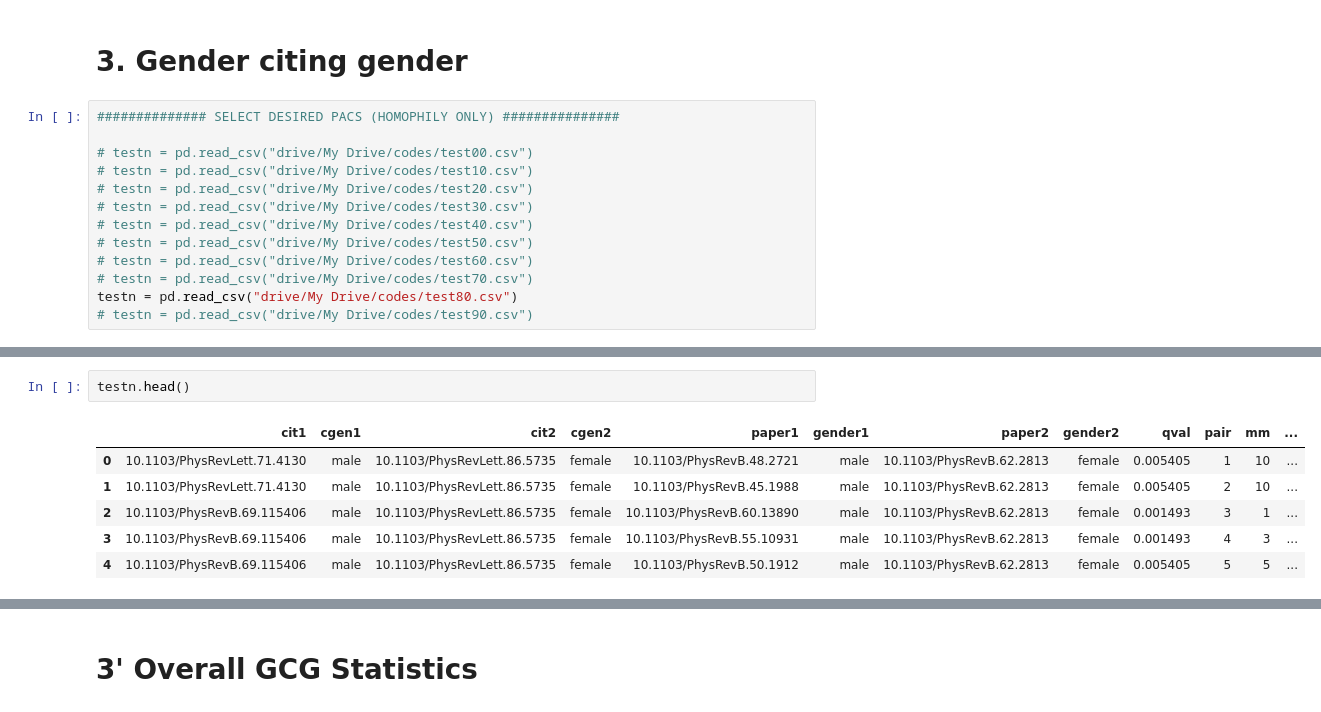
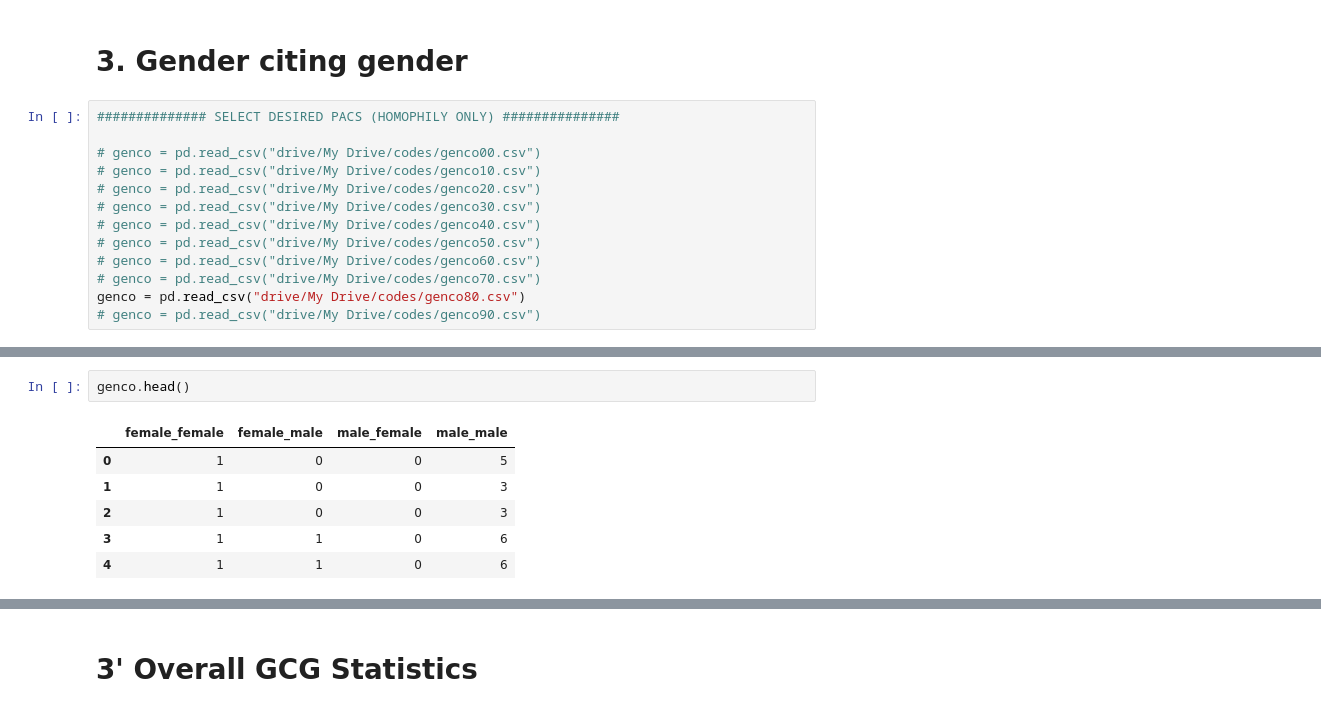
Before and after one commit to therobinkay/gender_bias_2021, a Jupyter notebook: Journal_Analysis_2_(GitHub).ipynb, the cells around one changed output, grey strips where cells are left out. Saved outputs shown, nothing was run; the diff lists cells and outputs as text.

```diff
--- a/Journal_Analysis_2_(GitHub).ipynb
+++ b/Journal_Analysis_2_(GitHub).ipynb
@@ -481,13 +334,13 @@ test.to_csv(r'drive/My Drive/codes/test80.csv',index=False)
 # %%
 ############## SELECT DESIRED PACS (HOMOPHILY ONLY) ###############
 
-# testn = pd.read_csv("drive/My Drive/codes/test00.csv")
-# testn = pd.read_csv("drive/My Drive/codes/test10.csv")
-# testn = pd.read_csv("drive/My Drive/codes/test20.csv")
-# testn = pd.read_csv("drive/My Drive/codes/test30.csv")
-# testn = pd.read_csv("drive/My Drive/codes/test40.csv")
-# testn = pd.read_csv("drive/My Drive/codes/test50.csv")
-# testn = pd.read_csv("drive/My Drive/codes/test60.csv")
-# testn = pd.read_csv("drive/My Drive/codes/test70.csv")
-testn = pd.read_csv("drive/My Drive/codes/test80.csv")
-# testn = pd.read_csv("drive/My Drive/codes/test90.csv")
+# genco = pd.read_csv("drive/My Drive/codes/genco00.csv")
+# genco = pd.read_csv("drive/My Drive/codes/genco10.csv")
+# genco = pd.read_csv("drive/My Drive/codes/genco20.csv")
+# genco = pd.read_csv("drive/My Drive/codes/genco30.csv")
+# genco = pd.read_csv("drive/My Drive/codes/genco40.csv")
+# genco = pd.read_csv("drive/My Drive/codes/genco50.csv")
+# genco = pd.read_csv("drive/My Drive/codes/genco60.csv")
+# genco = pd.read_csv("drive/My Drive/codes/genco70.csv")
+genco = pd.read_csv("drive/My Drive/codes/genco80.csv")
+# genco = pd.read_csv("drive/My Drive/codes/genco90.csv")
@@ -494,9 +349,9 @@ testn = pd.read_csv("drive/My Drive/codes/test80.csv")
 # %%
-testn.head()
+genco.head()
 # %% [output]
-|  | cit1 | cgen1 | cit2 | cgen2 | paper1 | gender1 | paper2 | gender2 | qval | pair | mm | ... |
-| 0 | 10.1103/PhysRevLett.71.4130 | male | 10.1103/PhysRevLett.86.5735 | female | 10.1103/PhysRevB.48.2721 | male | 10.1103/PhysRevB.62.2813 | female | 0.005405 | 1 | 10 | ... |
-| 1 | 10.1103/PhysRevLett.71.4130 | male | 10.1103/PhysRevLett.86.5735 | female | 10.1103/PhysRevB.45.1988 | male | 10.1103/PhysRevB.62.2813 | female | 0.005405 | 2 | 10 | ... |
-| 2 | 10.1103/PhysRevB.69.115406 | male | 10.1103/PhysRevLett.86.5735 | female | 10.1103/PhysRevB.60.13890 | male | 10.1103/PhysRevB.62.2813 | female | 0.001493 | 3 | 1 | ... |
-| 3 | 10.1103/PhysRevB.69.115406 | male | 10.1103/PhysRevLett.86.5735 | female | 10.1103/PhysRevB.55.10931 | male | 10.1103/PhysRevB.62.2813 | female | 0.001493 | 4 | 3 | ... |
-| 4 | 10.1103/PhysRevB.69.115406 | male | 10.1103/PhysRevLett.86.5735 | female | 10.1103/PhysRevB.50.1912 | male | 10.1103/PhysRevB.62.2813 | female | 0.005405 | 5 | 5 | ... |
+|  | female_female | female_male | male_female | male_male |
+| 0 | 1 | 0 | 0 | 5 |
+| 1 | 1 | 0 | 0 | 3 |
+| 2 | 1 | 0 | 0 | 3 |
+| 3 | 1 | 1 | 0 | 6 |
+| 4 | 1 | 1 | 0 | 6 |
```
Also changed, not shown: parts of 37 cells of this notebook.
